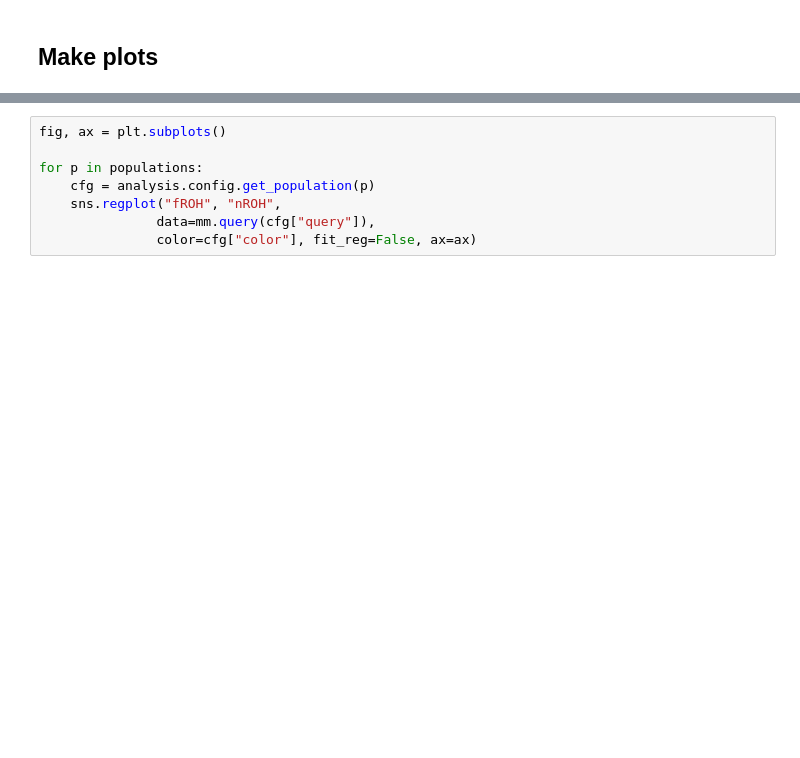
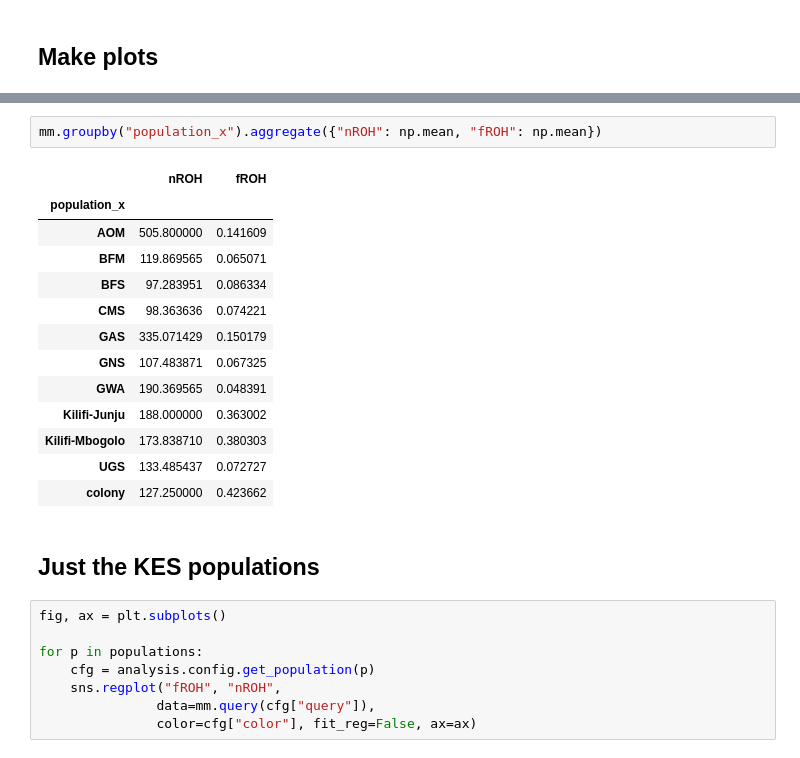
Before and after one commit to malariagen/agam-kenya-report, a Jupyter notebook: notebooks/roh_analysis.ipynb, the cells around one changed output, grey strips where cells are left out. Drawn from its saved outputs; the diff is of its cells as text; blank space fills up the shorter version.

```diff
--- a/notebooks/roh_analysis.ipynb
+++ b/notebooks/roh_analysis.ipynb
@@ -137,3 +232,21 @@ sns.lmplot("fROH", "nROH", data=mm, hue="population",
+# %%
+mm.groupby("population_x").aggregate({"nROH": np.mean, "fROH": np.mean})
+# %% [output]
+|  | nROH | fROH |
+| population_x |  |  |
+| AOM | 505.800000 | 0.141609 |
+| BFM | 119.869565 | 0.065071 |
+| BFS | 97.283951 | 0.086334 |
+| CMS | 98.363636 | 0.074221 |
+| GAS | 335.071429 | 0.150179 |
+| GNS | 107.483871 | 0.067325 |
+| GWA | 190.369565 | 0.048391 |
+| Kilifi-Junju | 188.000000 | 0.363002 |
+| Kilifi-Mbogolo | 173.838710 | 0.380303 |
+| UGS | 133.485437 | 0.072727 |
+| colony | 127.250000 | 0.423662 |
+# %% [markdown]
+## Just the KES populations
 # %%
 fig, ax = plt.subplots()
 
```
Also changed, not shown: parts of 13 cells of this notebook.
